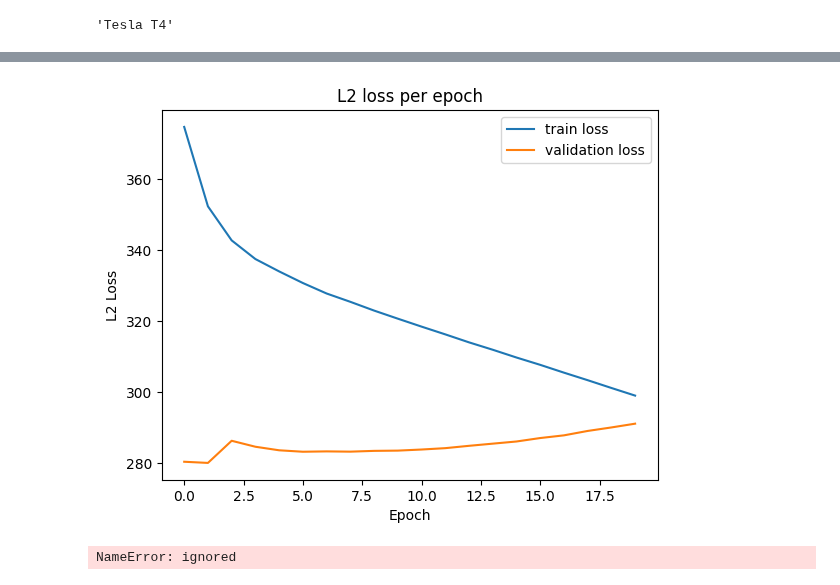
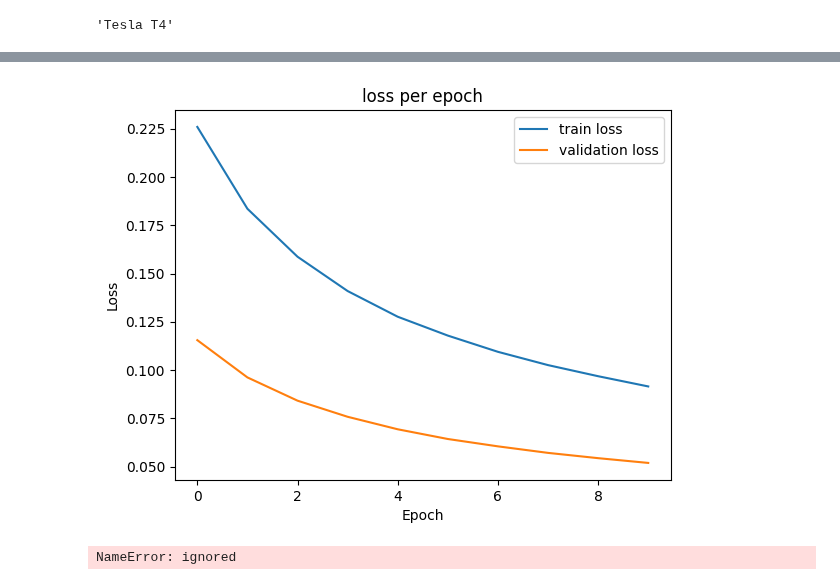
Before and after one commit to JNPauli/Emotional_Machines, a Jupyter notebook: Classification_Pipeline.ipynb, the cells around one changed output, grey strips where cells are left out. Cells and saved outputs as stored; diff of their text form; code cells hidden in the pictures.

```diff
--- a/Classification_Pipeline.ipynb
+++ b/Classification_Pipeline.ipynb
@@ -135,9 +135,9 @@ X_tensor_train_ = torch.tensor(X_tensor_train_,dtype = torch.float32)
 X_tensor_test_ = torch.tensor(X_tensor_test_,dtype = torch.float32)
 X_tensor_val = torch.tensor(X_tensor_val_,dtype=torch.float32)
 
-#y_tensor_train_ = y_tensor_train_.type(torch.LongTensor)
-#y_tensor_test_ = y_tensor_test_.type(torch.LongTensor)
-#y_tensor_val = y_tensor_val_.type(torch.LongTensor)
+y_tensor_train_ = y_tensor_train_.type(torch.LongTensor)
+y_tensor_test_ = y_tensor_test_.type(torch.LongTensor)
+y_tensor_val = y_tensor_val_.type(torch.LongTensor)
 # %%
 y_tensor_train_ = y_tensor_train_-1
 y_tensor_test_ = y_tensor_test_-1
@@ -240,31 +280,35 @@ criterion = nn.CrossEntropyLoss()
 # %%
 from tqdm import tqdm
 def train(net, loss_fn, dataloader_train,dataloader_val,
-          epoch=100, learning_rate=0.00001):
+          epoch=100, learning_rate=0.0001):
     optimizer = torch.optim.Adam(net.parameters(), lr=learning_rate)#,weight_decay=1e-4) # weight decay as a regularization technique to defy overfitting
     train_loss = []
     val_loss = []
     train_epoch_loss = []
     val_epoch_loss = []
     for i in range(epoch):
-        train_loop = tqdm(dataloader_train)
-        val_loop = tqdm(dataloader_val)
+        #train_loop = tqdm(dataloader_train)
+        #val_loop = tqdm(dataloader_val)
         total,correct = 0,0
         net.to(device)
         net.train()
-        for data, label in train_loop:
+        for data, label in train_loader:#train_loop:
             data, label = data.to(device), label.to(device)
         #make prediction
+            #Arousal,Valence,Dominance = net(data.float())
             output = net(data.float())
-
             _, y_pred_train = torch.max(output,1) # get predicted train label
 
             # Zero out the gradients
             optimizer.zero_grad()
 
             # Calculate loss.
-            #loss = loss_fn(output,torch.max(label.long(), 1)[0])
-            loss = loss_fn(output,label)
+            loss = loss_fn(output,label)#torch.max(label.long(), 1)[0])
+            #loss_arousal = loss_fn(Arousal,label[:,0])
+            #loss_valence = loss_fn(Valence,label[:,1])
+            #loss_dominance = loss_fn(Dominance,label[:,2])
+            #loss=loss_arousal+loss_valence+loss_dominance
+
 
             # Backpropagation and gradient update.
             loss.backward()# Calculate gradients. #retrain_graph=True
@@ -275,20 +319,21 @@ def train(net, loss_fn, dataloader_train,dataloader_val,
             #correct += (y_pred_train == torch.max(label,1)[0]).sum().item()
 
             train_loss.append(loss.item())
-            train_loop.set_description(f"Epoch [{i+1}/{epoch}]")
+            #train_loop.set_description(f"Epoch [{i+1}/{epoch}]")
 
         train_epoch_loss.append((np.array(train_loss).mean()))
         net.eval()
         val_total,val_correct = 0,0
         val_acc = []
-        for data, labels in dataloader_val:
+        for data, labels in test_loader:#dataloader_val:
             data, labels = data.to(device), labels.to(device)
+            #Arousal_v,valence_v,dominance_v = net(data.float())
             outputs = net(data.float())
 
-            _, y_pred_val = torch.max(outputs,1) # get predicted label for test
-
-
-            #test_l = loss_fn(outputs,torch.max(labels.long(), 1)[0])
+            #loss_arousal_v = loss_fn(Arousal_v,labels[:,0])
+            #loss_valence_v = loss_fn(Valence_v,labels[:,1])
+            #loss_dominance_v = loss_fn(Dominance_v,labels[:,2])
+            #val_l=loss_arousal_v+loss_valence_v+loss_dominance_v
             val_l = loss_fn(outputs,labels)
             val_loss.append(val_l.item())
 
@@ -339,18 +384,18 @@ display(Javascript('''google.colab.output.setIframeHeight(0, true, {maxHeight: 3
 np.random.seed(1)
 torch.manual_seed(1)
 
-train_loss,train_epoch_loss,val_loss,val_epoch_loss=train(net=SalienceNet,loss_fn=cont_loss,dataloader_train=dataloader_train,
-                  dataloader_val=dataloader_val,epoch=20)
+train_loss,train_epoch_loss,val_loss,val_epoch_loss=train(net=SalienceNet,loss_fn=criterion,dataloader_train=train_loader,
+                  dataloader_val=test_loader,epoch=10)
 # %%
 plt.plot(train_epoch_loss, label = 'train loss')
 plt.plot(val_epoch_loss, label = 'validation loss')
 plt.xlabel('Epoch')
-plt.ylabel('L2 Loss')
-plt.title('L2 loss per epoch')
+plt.ylabel('Loss')
+plt.title('loss per epoch')
 plt.legend()
 plt.show()
 # %% [output]
-[figure, old version]
+[figure, new version]
 # %%
 plt.plot(test_loss)
 plt.xlabel('Iterations of gradient descent')
```
Also changed, not shown: parts of 6 cells of this notebook.
